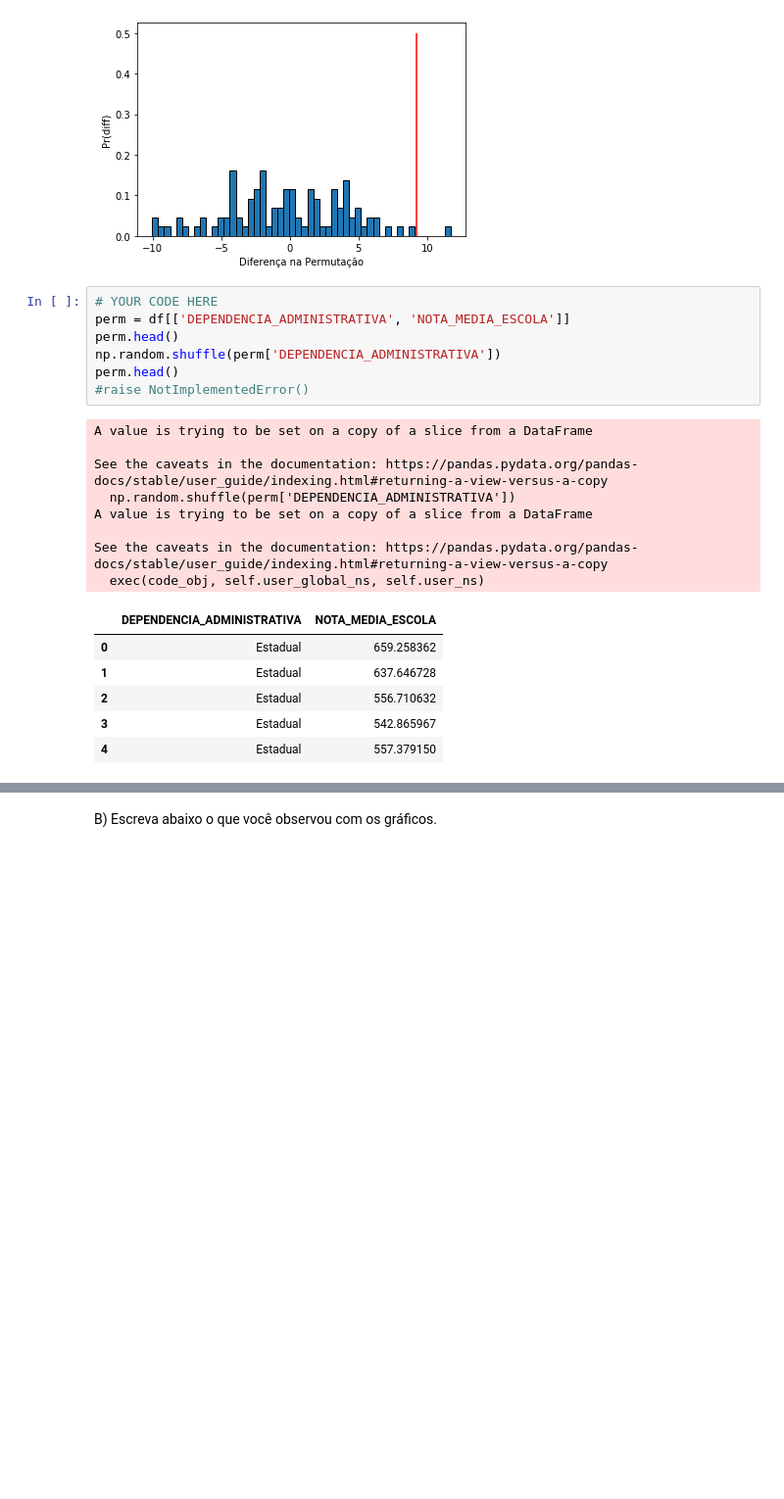
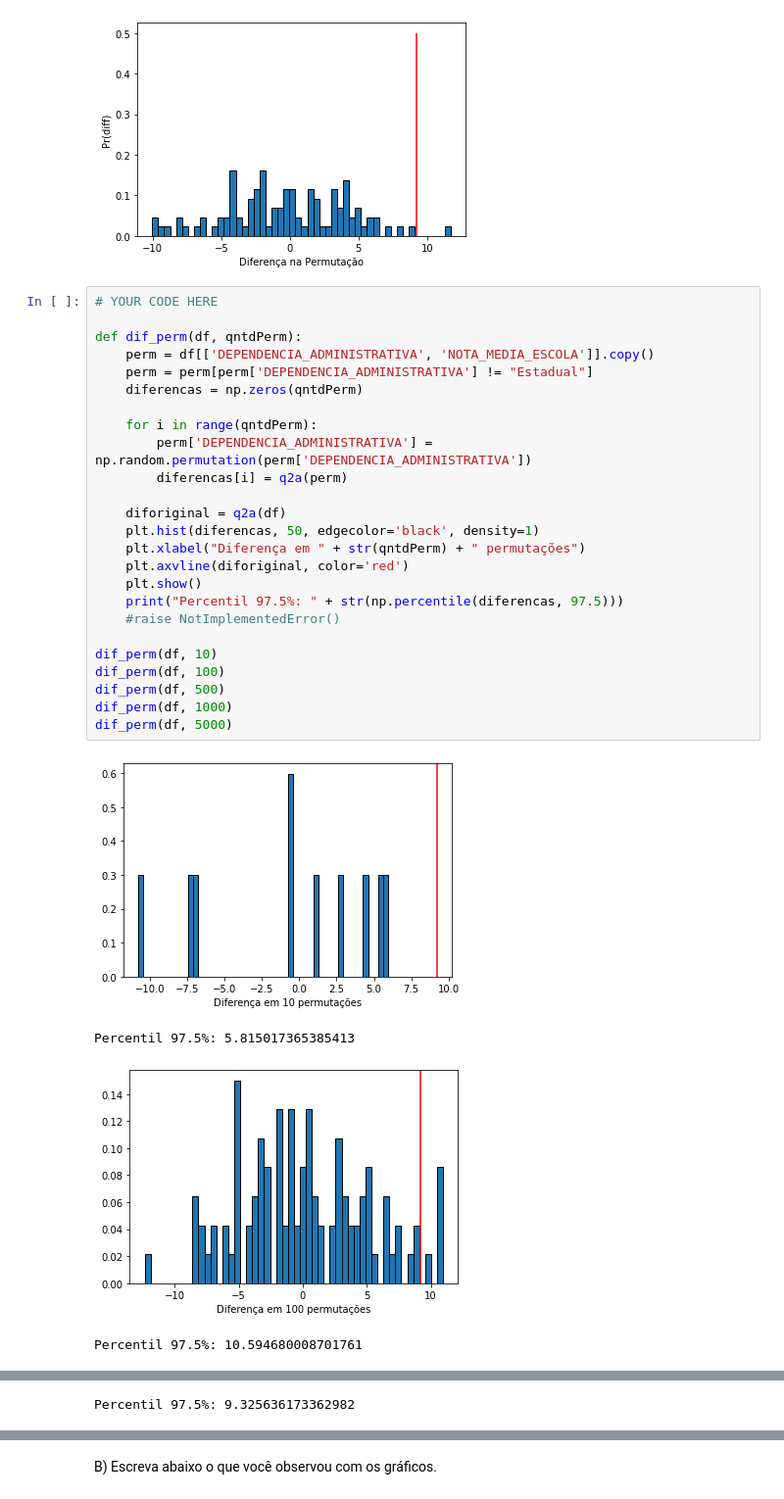
Before and after one commit to abnermneves/icd, a Jupyter notebook: lista4/Lista04.ipynb, the cells around one changed output, grey strips where cells are left out. Shown: that part at 98% size. Saved outputs shown, nothing was run; the diff lists cells and outputs as text; blank space fills up the shorter version.

```diff
--- a/lista4/Lista04.ipynb
+++ b/lista4/Lista04.ipynb
@@ -214,25 +212,33 @@ from IPython.display import Image
 Image('100permutacoes.png')
 # %% [output]
 [figure]
-# %%
-# YOUR CODE HERE
-perm = df[['DEPENDENCIA_ADMINISTRATIVA', 'NOTA_MEDIA_ESCOLA']]
-perm.head()
-np.random.shuffle(perm['DEPENDENCIA_ADMINISTRATIVA'])
-perm.head()
-#raise NotImplementedError()
-# %% [output]
-A value is trying to be set on a copy of a slice from a DataFrame
-
-See the caveats in the documentation: https://pandas.pydata.org/pandas-docs/stable/user_guide/indexing.html#returning-a-view-versus-a-copy
-  np.random.shuffle(perm['DEPENDENCIA_ADMINISTRATIVA'])
-A value is trying to be set on a copy of a slice from a DataFrame
-
-See the caveats in the documentation: https://pandas.pydata.org/pandas-docs/stable/user_guide/indexing.html#returning-a-view-versus-a-copy
-  exec(code_obj, self.user_global_ns, self.user_ns)
-|  | DEPENDENCIA_ADMINISTRATIVA | NOTA_MEDIA_ESCOLA |
-| 0 | Estadual | 659.258362 |
-| 1 | Estadual | 637.646728 |
-| 2 | Estadual | 556.710632 |
-| 3 | Estadual | 542.865967 |
-| 4 | Estadual | 557.379150 |
+# %%
+# YOUR CODE HERE
+
+def dif_perm(df, qntdPerm):
+    perm = df[['DEPENDENCIA_ADMINISTRATIVA', 'NOTA_MEDIA_ESCOLA']].copy()
+    perm = perm[perm['DEPENDENCIA_ADMINISTRATIVA'] != "Estadual"]
+    diferencas = np.zeros(qntdPerm)
+
+    for i in range(qntdPerm):
+        perm['DEPENDENCIA_ADMINISTRATIVA'] = np.random.permutation(perm['DEPENDENCIA_ADMINISTRATIVA'])
+        diferencas[i] = q2a(perm)
+
+    diforiginal = q2a(df)
+    plt.hist(diferencas, 50, edgecolor='black', density=1)
+    plt.xlabel("Diferença em " + str(qntdPerm) + " permutações")
+    plt.axvline(diforiginal, color='red')
+    plt.show()
+    print("Percentil 97.5%: " + str(np.percentile(diferencas, 97.5)))
+    #raise NotImplementedError()
+
+dif_perm(df, 10)
+dif_perm(df, 100)
+dif_perm(df, 500)
+dif_perm(df, 1000)
+dif_perm(df, 5000)
+# %% [output]
+[figure, added]
+Percentil 97.5%: 5.815017365385413
+[figure, added]
+Percentil 97.5%: 10.594680008701761
@@ -238,0 +246 @@ See the caveats in the documentation: https://pandas.pydata.org/pandas-docs/stab
+Percentil 97.5%: 9.325636173362982
```
Also changed, not shown: parts of 7 cells of this notebook, 2 other files.
